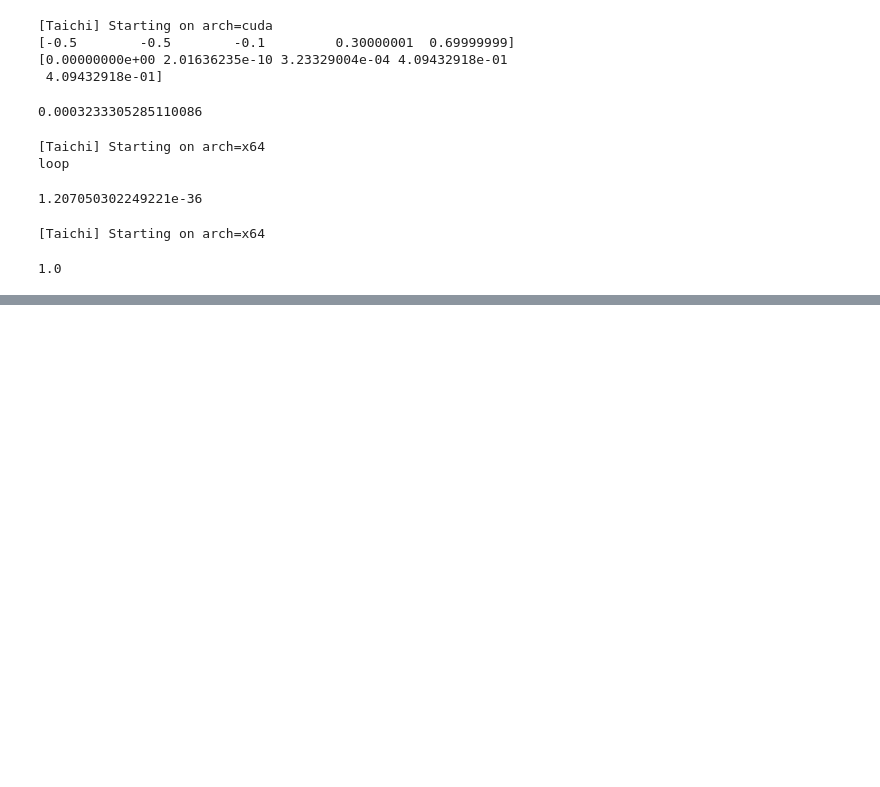
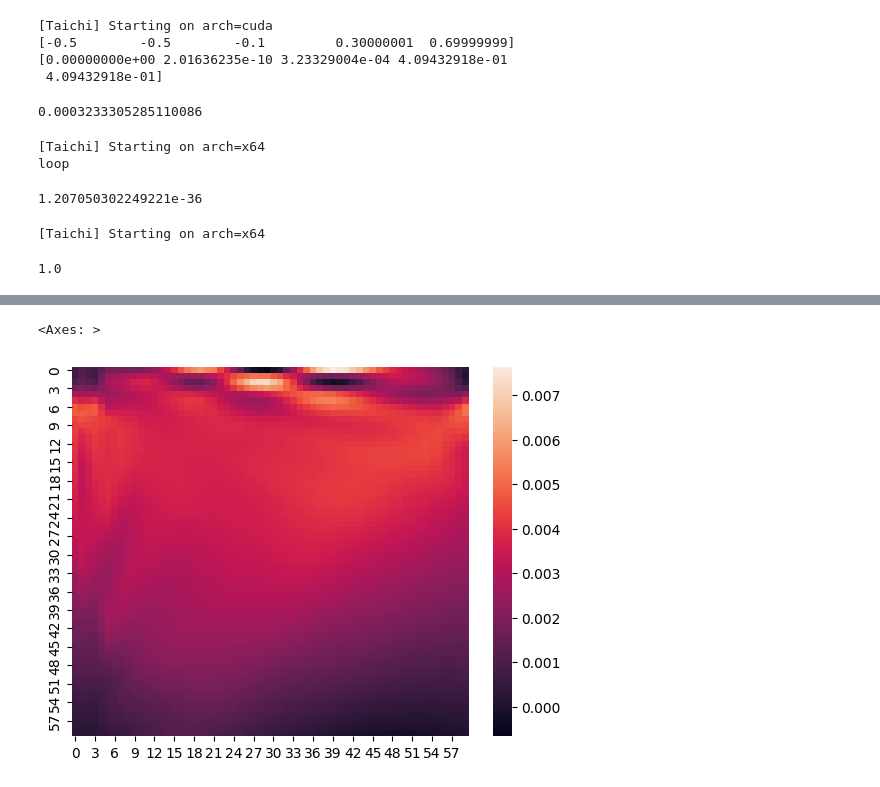
Before and after one commit to geoelements-dev/diffmpm_bridge, a Jupyter notebook: bridge_opt.ipynb, the cells around one changed output, grey strips where cells are left out. Drawn from its saved outputs; the diff is of its cells as text; code cells hidden in the pictures; blank space fills up the shorter version.

```diff
--- a/bridge_opt.ipynb
+++ b/bridge_opt.ipynb
@@ -236,0 +252,6 @@ a[None] = 0.5
+# %%
+data = einops.rearrange(strain_grav[100, :, 0, 0], '(x y) -> y x', x=60)
+sns.heatmap(data)
+# %% [output]
+<Axes: >
+[figure, added]
```
Also changed, not shown: parts of 4 cells of this notebook, 2 other files.
